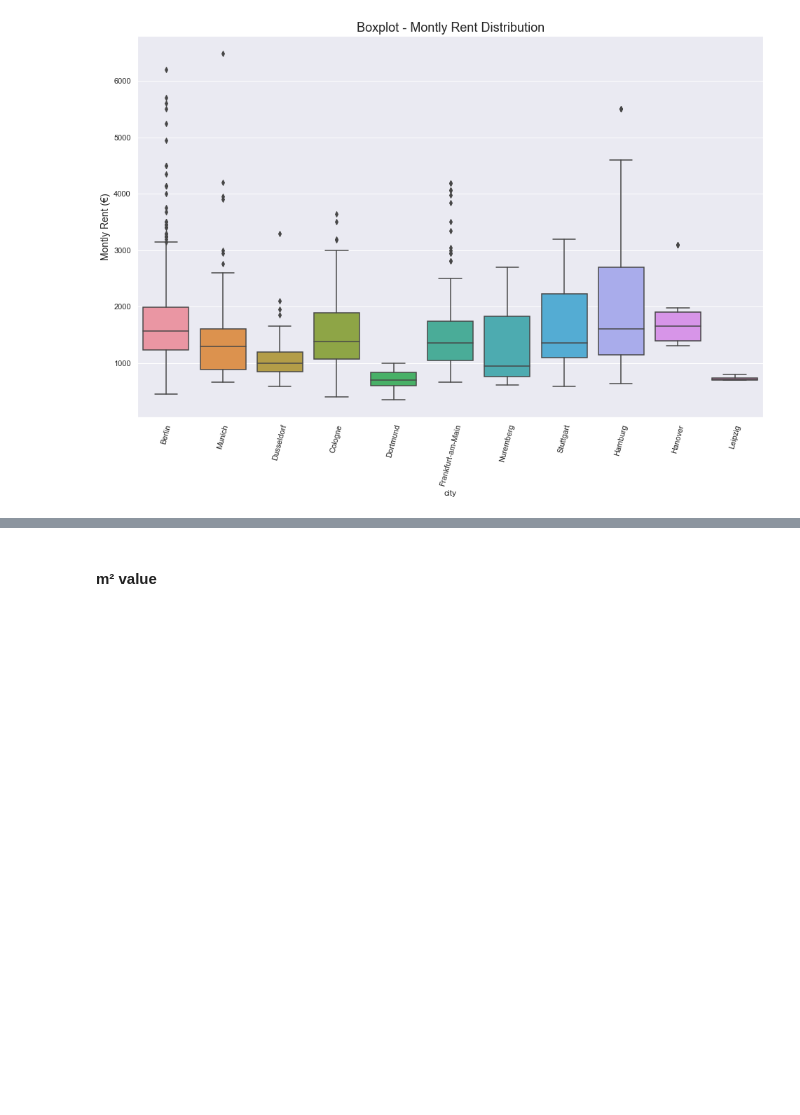
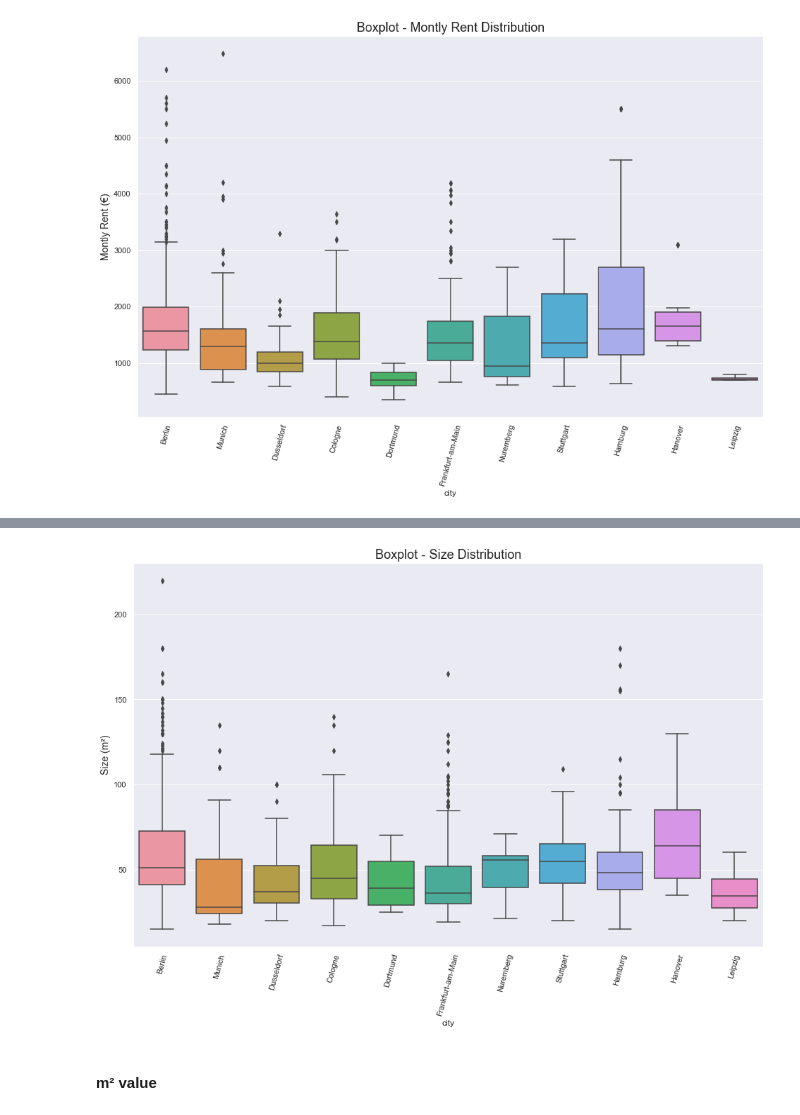
Before and after one commit to felipedmnq/houses-for-rent-Germany, a Jupyter notebook: notebooks/rent_houses_scraping_EDA.ipynb, the cells around one changed output, grey strips where cells are left out. Drawn from its saved outputs; the diff is of its cells as text; code cells hidden in the pictures; blank space fills up the shorter version.

```diff
--- a/notebooks/rent_houses_scraping_EDA.ipynb
+++ b/notebooks/rent_houses_scraping_EDA.ipynb
@@ -170,3 +152,13 @@ display(df_houses[df_houses['montly_rent'] < 400])
+# %%
+# Boxplot size distibution
+
+ax = sns.boxplot(x = 'city', y = 'size', data = df_houses)
+plt.title('Boxplot - Size Distribution', fontsize = 18)
+plt.ylabel('Size (m²)', fontsize = 14)
+plt.xticks(rotation=75);
+ax.figure.savefig(r'../images/boxplot_size_distrition_per_city.png')
+# %% [output]
+[figure, added]
 # %% [markdown]
 #### m² value
 # %%
```
Also changed, not shown: parts of 12 cells of this notebook, 10 other files.
